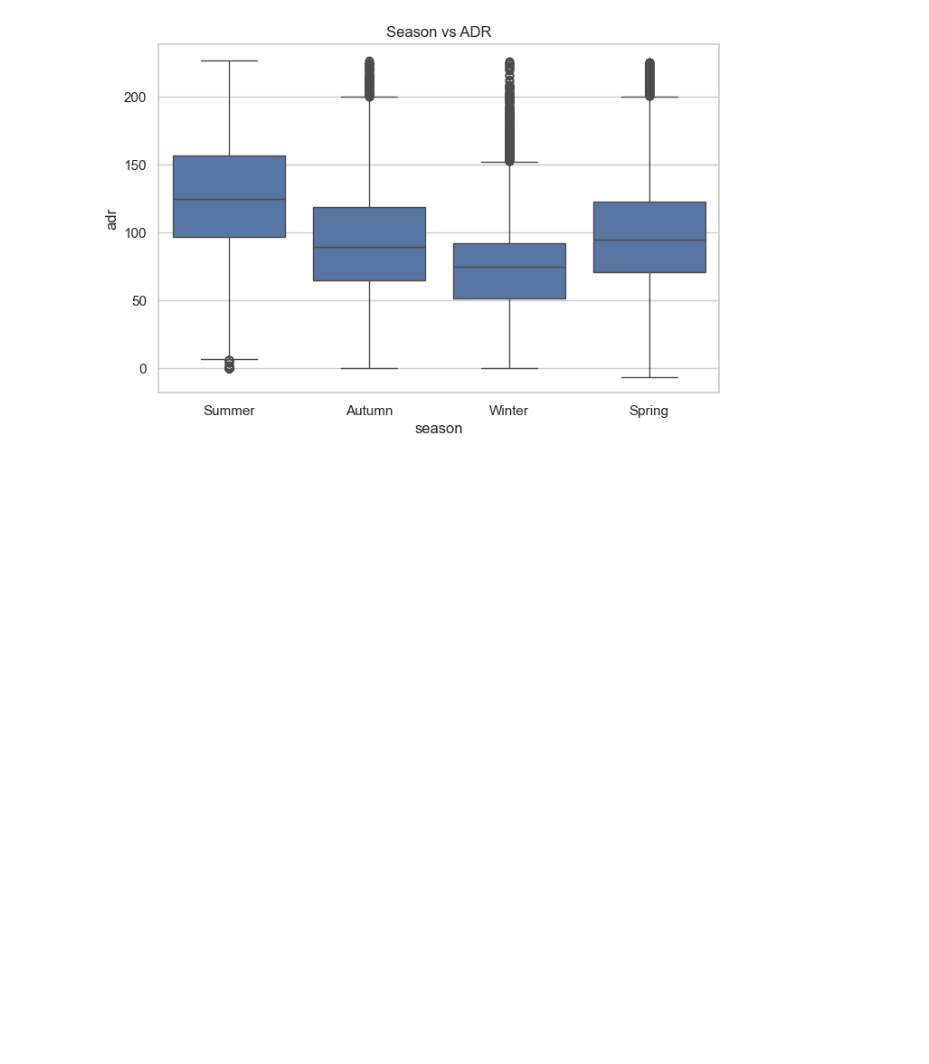
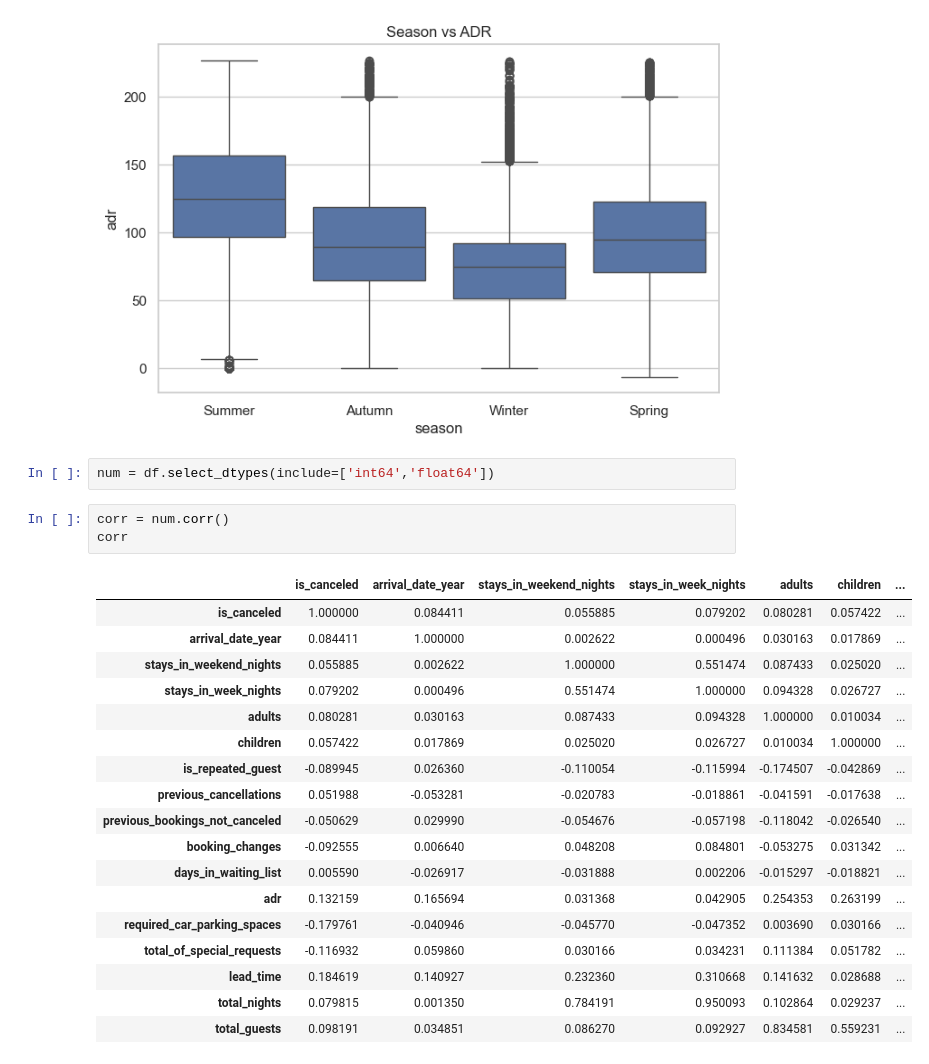
Before and after one commit to NeiranjanaS/Dynamic-Pricing-Analysis-, a Jupyter notebook: notebooks/week2_eda.ipynb, the cells around one changed output. Saved outputs shown, nothing was run; the diff lists cells and outputs as text; blank space fills up the shorter version.

```diff
--- a/notebooks/week2_eda.ipynb
+++ b/notebooks/week2_eda.ipynb
@@ -147,3 +147,27 @@ plt.title("Season vs ADR")
 plt.show()
 # %% [output]
 [figure]
+# %%
+num = df.select_dtypes(include=['int64','float64'])
+# %%
+corr = num.corr()
+corr
+# %% [output]
+|  | is_canceled | arrival_date_year | stays_in_weekend_nights | stays_in_week_nights | adults | children | ... |
+| is_canceled | 1.000000 | 0.084411 | 0.055885 | 0.079202 | 0.080281 | 0.057422 | ... |
+| arrival_date_year | 0.084411 | 1.000000 | 0.002622 | 0.000496 | 0.030163 | 0.017869 | ... |
+| stays_in_weekend_nights | 0.055885 | 0.002622 | 1.000000 | 0.551474 | 0.087433 | 0.025020 | ... |
+| stays_in_week_nights | 0.079202 | 0.000496 | 0.551474 | 1.000000 | 0.094328 | 0.026727 | ... |
+| adults | 0.080281 | 0.030163 | 0.087433 | 0.094328 | 1.000000 | 0.010034 | ... |
+| children | 0.057422 | 0.017869 | 0.025020 | 0.026727 | 0.010034 | 1.000000 | ... |
+| is_repeated_guest | -0.089945 | 0.026360 | -0.110054 | -0.115994 | -0.174507 | -0.042869 | ... |
+| previous_cancellations | 0.051988 | -0.053281 | -0.020783 | -0.018861 | -0.041591 | -0.017638 | ... |
+| previous_bookings_not_canceled | -0.050629 | 0.029990 | -0.054676 | -0.057198 | -0.118042 | -0.026540 | ... |
+| booking_changes | -0.092555 | 0.006640 | 0.048208 | 0.084801 | -0.053275 | 0.031342 | ... |
+| days_in_waiting_list | 0.005590 | -0.026917 | -0.031888 | 0.002206 | -0.015297 | -0.018821 | ... |
+| adr | 0.132159 | 0.165694 | 0.031368 | 0.042905 | 0.254353 | 0.263199 | ... |
+| required_car_parking_spaces | -0.179761 | -0.040946 | -0.045770 | -0.047352 | 0.003690 | 0.030166 | ... |
+| total_of_special_requests | -0.116932 | 0.059860 | 0.030166 | 0.034231 | 0.111384 | 0.051782 | ... |
+| lead_time | 0.184619 | 0.140927 | 0.232360 | 0.310668 | 0.141632 | 0.028688 | ... |
+| total_nights | 0.079815 | 0.001350 | 0.784191 | 0.950093 | 0.102864 | 0.029237 | ... |
+| total_guests | 0.098191 | 0.034851 | 0.086270 | 0.092927 | 0.834581 | 0.559231 | ... |
```
Also changed, not shown: parts of 3 cells of this notebook.
